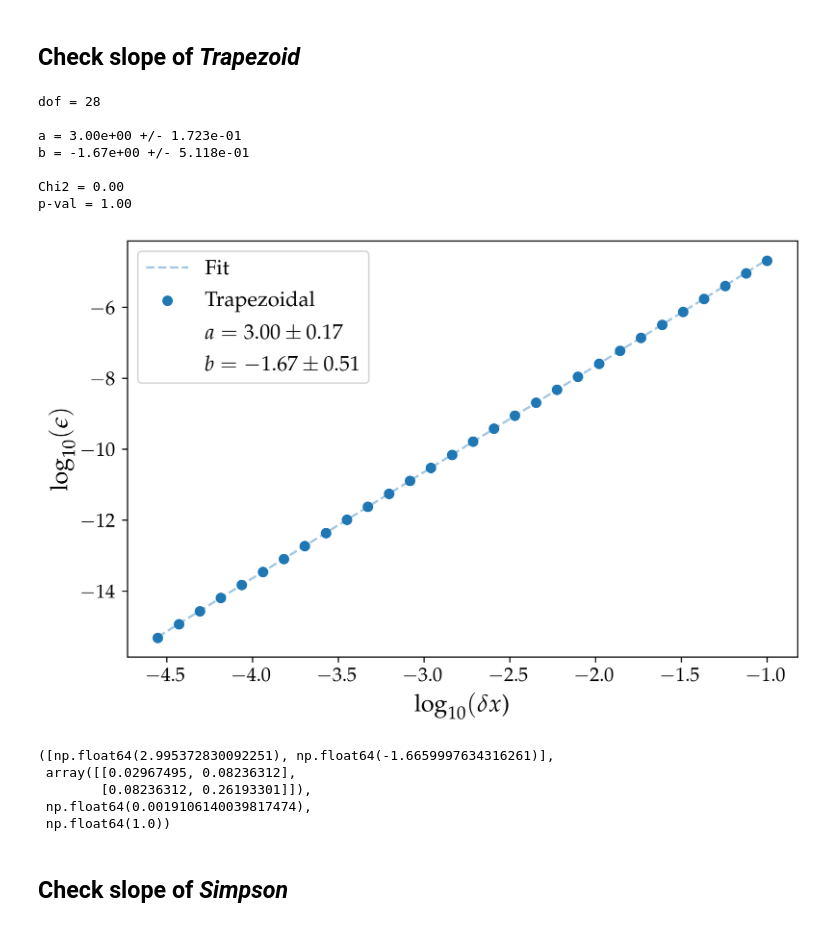
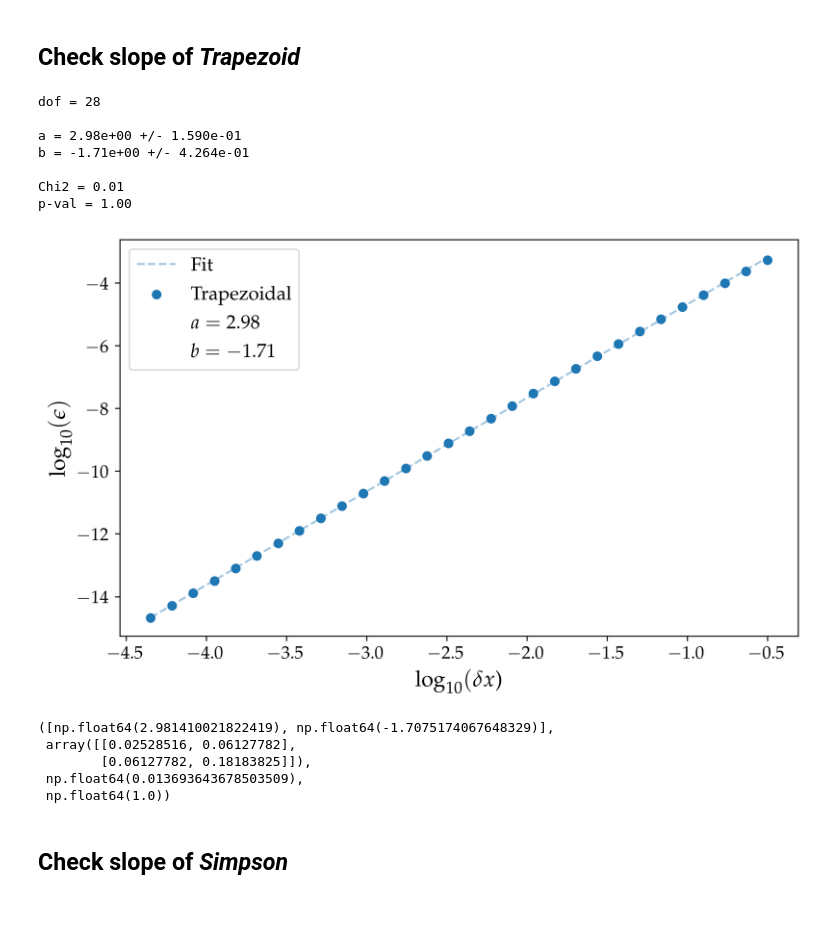
Before and after one commit to mvolpato-unimib/Lab_comp, a Jupyter notebook: ex20/integr.ipynb, the cells around one changed output. Saved outputs shown, nothing was run; the diff lists cells and outputs as text; code cells hidden in the pictures.

Commit message:
ex20: aggiunte funzioni per simpson e trapezi in forma locale. corretto il fit e salvate le figure

```diff
--- a/ex20/integr.ipynb
+++ b/ex20/integr.ipynb
@@ -61,28 +62,18 @@ func = lambda x: np.sin(x/2)**2
 sols = lambda x: (x - np.sin(x))/2
 x_0 = 1.
 
-dx_arr = np.logspace(-7, -1, 50)
+dx_arr = np.logspace(-7, -0.5, 50)
 error = [[], []]
 for dx_ in dx_arr:
     for i in range(2):
-        gr_spec = [['Trapezoidal', '.', trapezoidal, (x_0, x_0+dx_)],
-                [ 'Simpson', 'v', Simpson, (x_0, x_0+2*dx_)]]
+        gr_spec = [['Trapezoidal', '.', loc_trapezoidal],
+                ['Simpson', 'v', loc_Simpson ]]
 
-        a, b = gr_spec[i][3]
-        true = sols(b) - sols(a)
+        true = sols(x_0+dx_) - sols(x_0)
         f_int = gr_spec[i][2]
-        if i==0:
-            err = np.abs(f_int(func, a, b, dx=np.abs(b-a)) - true)
-        else:
-            err = np.abs(f_int(func, a, b, dx=np.abs(b-a)/2) - true)
+
+        err = np.abs(f_int(func, x_0, dx=dx_) - true)
         error[i].append(err)
-
-        # print(f'{a:.2e}, {b:.2e}')
-        # print(dx_)
-        # print(np.abs(b-a))
-        # print()
-
-
 
 for i in range(2):
     plt.loglog(dx_arr, error[i], ls='', marker=gr_spec[i][1], label=gr_spec[i][0])
@@ -98,24 +89,24 @@ plt.show()
 # %%
 i = 0
 cut = 20
 dx, eps_dx = (dx_arr[cut:], error[i][cut:])
 
-lin_fit(np.log10(dx), np.log10(eps_dx), np.eye(len(dx)), 1,
+lin_fit(np.log10(dx), np.log10(eps_dx),
         mar='o', col='C0', name_points='Trapezoidal',
-        labels=(r'$\log_{10}(\delta x$)', r'$\log_{10}(\epsilon)$'), ErrTrue=False,)
+        labels=(r'$\log_{10}(\delta x$)', r'$\log_{10}(\epsilon)$'), save_name='plots\Fit_LocTrap')
 # %% [output]
 dof = 28
 
-a = 3.00e+00 +/- 1.723e-01
-b = -1.67e+00 +/- 5.118e-01
+a = 2.98e+00 +/- 1.590e-01
+b = -1.71e+00 +/- 4.264e-01
 
-Chi2 = 0.00
+Chi2 = 0.01
 p-val = 1.00
-[figure, old version]
+[figure, new version]
-([np.float64(2.995372830092251), np.float64(-1.6659997634316261)],
- array([[0.02967495, 0.08236312],
-        [0.08236312, 0.26193301]]),
- np.float64(0.0019106140039817474),
+([np.float64(2.981410021822419), np.float64(-1.7075174067648329)],
+ array([[0.02528516, 0.06127782],
+        [0.06127782, 0.18183825]]),
+ np.float64(0.013693643678503509),
  np.float64(1.0))
 # %% [markdown]
 ## **Check slope of *Simpson***
```
Also changed, not shown: parts of 7 cells of this notebook, 6 other files.
